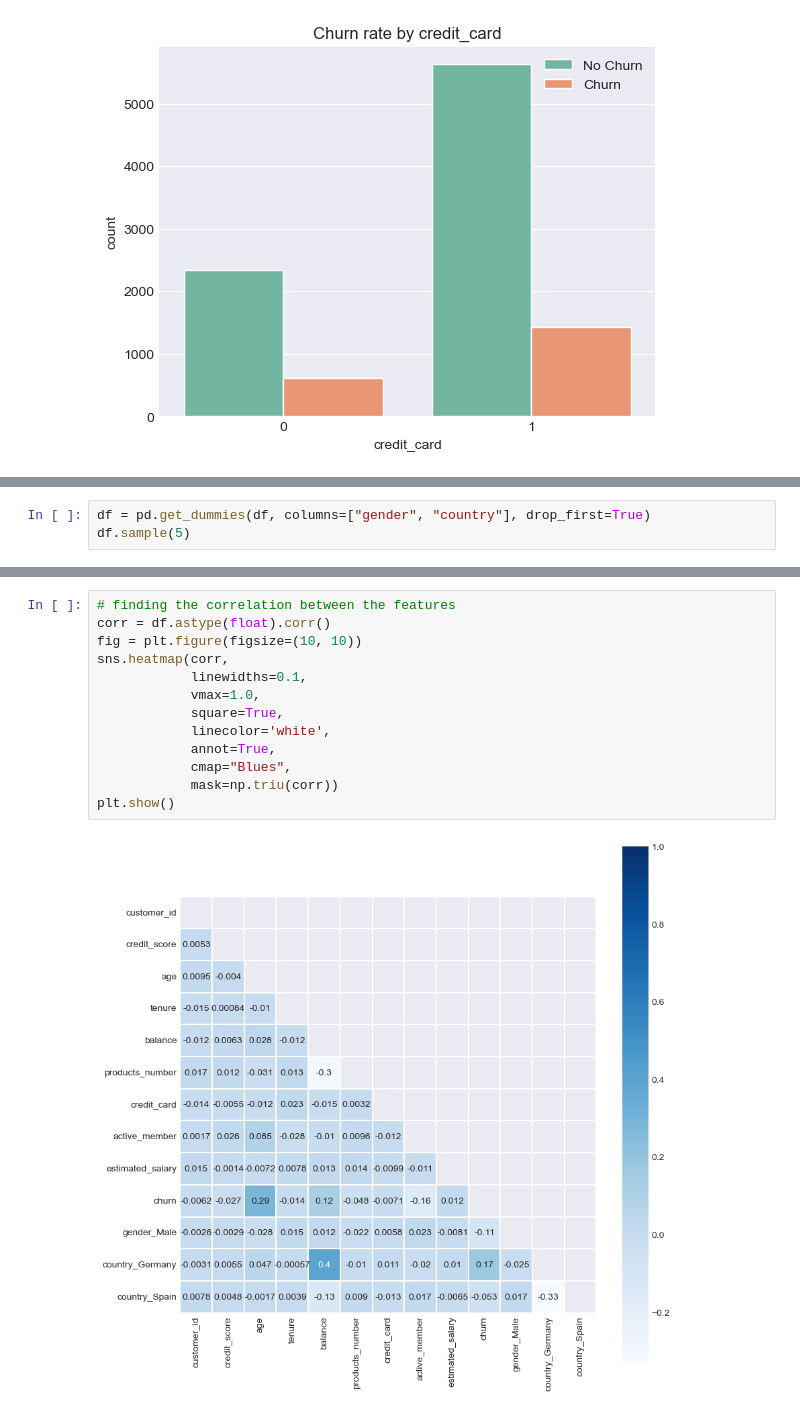
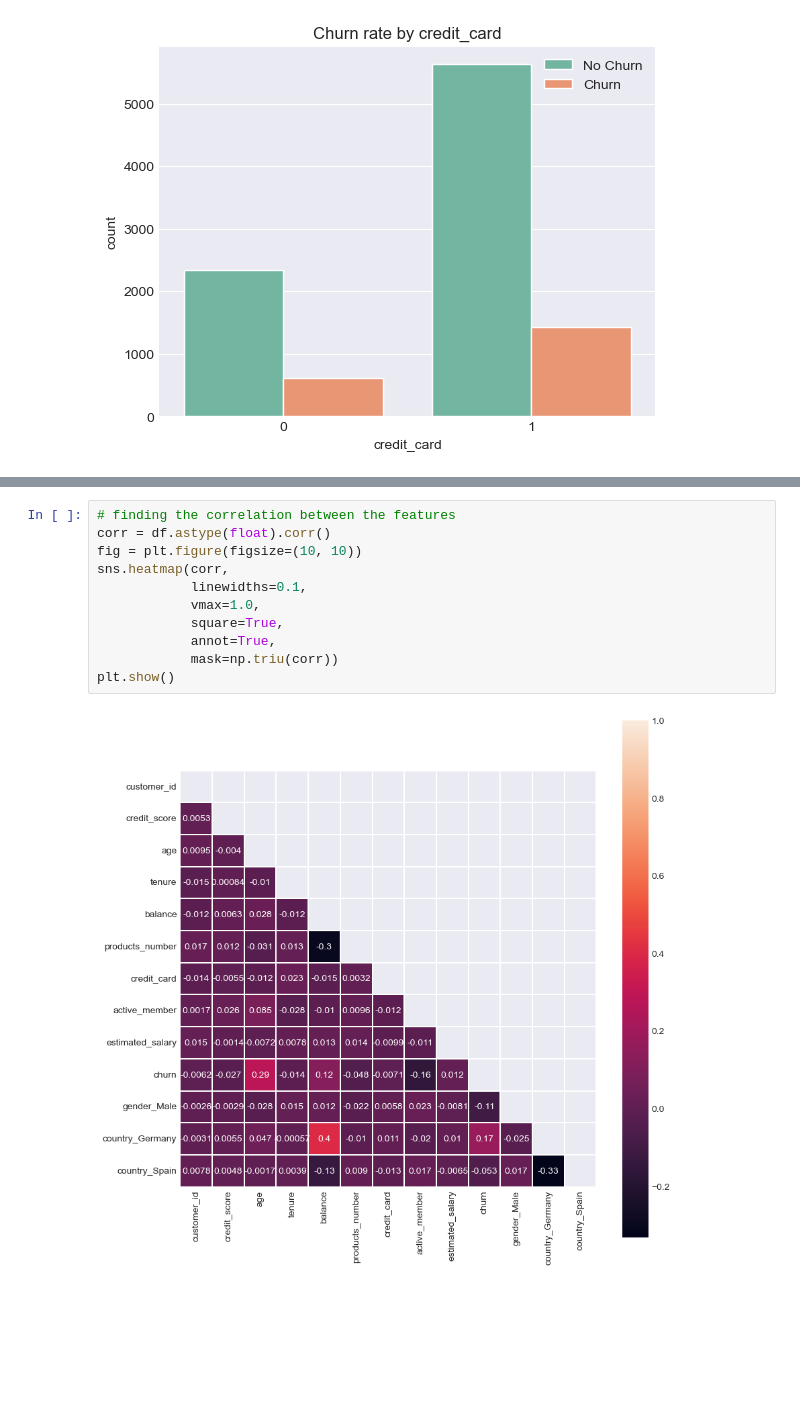
Before and after one commit to vignesh-kannaa/ml-Churn-Prediction, a Jupyter notebook: notebook/EDA.ipynb, the cells around one changed output, grey strips where cells are left out. Drawn from its saved outputs; the diff is of its cells as text; blank space fills up the shorter version.

```diff
--- a/notebook/EDA.ipynb
+++ b/notebook/EDA.ipynb
@@ -211,3 +182,0 @@ Using one hot encoding to convert categorical data to numberical.Inorder to avoi
-# %%
-df = pd.get_dummies(df, columns=["gender", "country"], drop_first=True)
-df.sample(5)
@@ -221,15 +183,13 @@ df.sample(5)
 # %%
 # finding the correlation between the features
 corr = df.astype(float).corr()
 fig = plt.figure(figsize=(10, 10))
 sns.heatmap(corr,
             linewidths=0.1,
             vmax=1.0,
             square=True,
-            linecolor='white',
             annot=True,
-            cmap="Blues",
             mask=np.triu(corr))
 plt.show()
 # %% [output]
-[figure, old version]
+[figure, new version]
```
Also changed, not shown: parts of 22 cells of this notebook, 8 other files.
